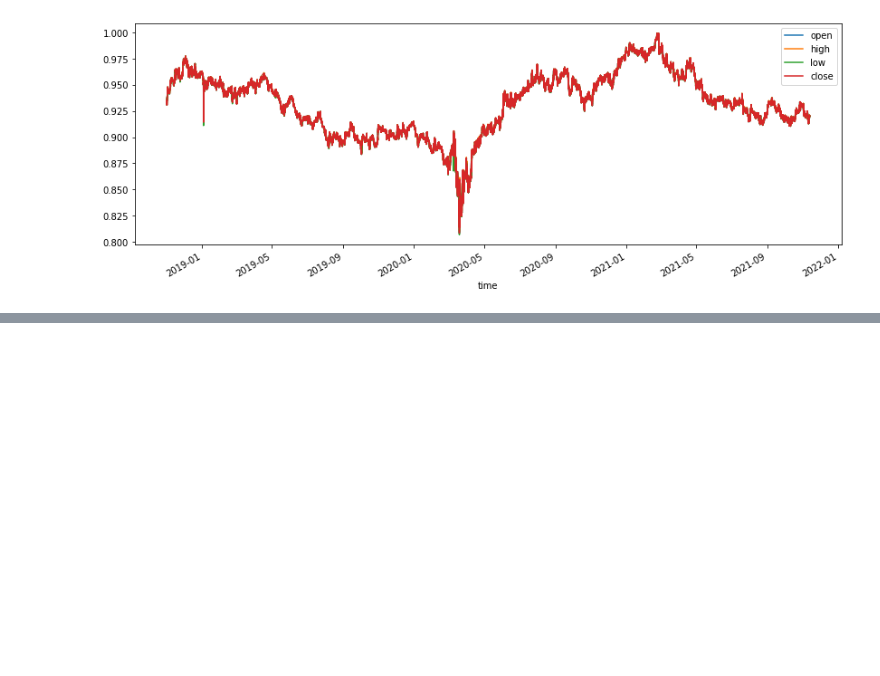
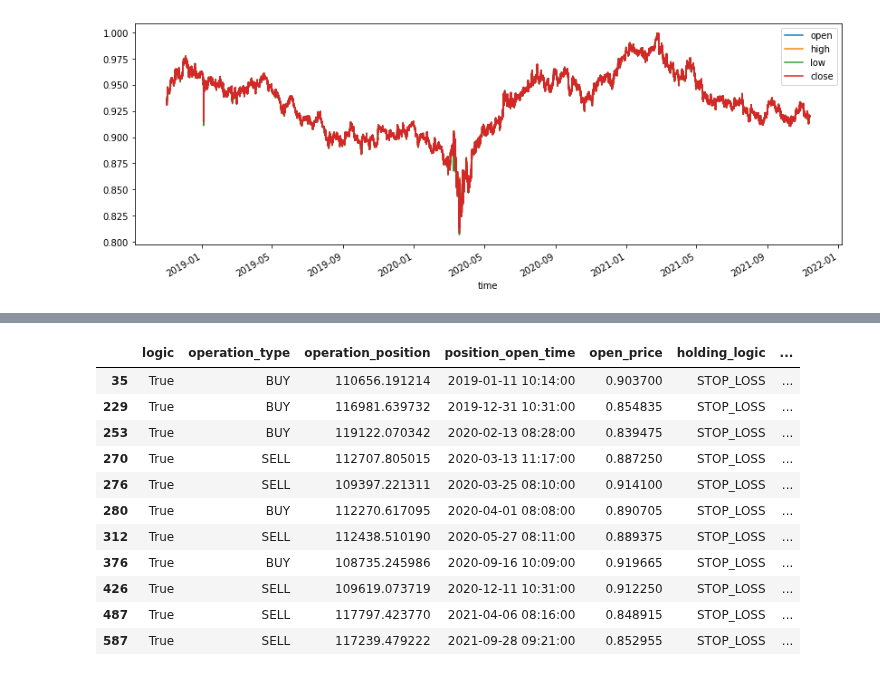
Before and after one commit to Molozey/algo-andrii, a Jupyter notebook: Andrii/Dir_25_12/FXBackTesting.ipynb, the cells around one changed output, grey strips where cells are left out. Cells and saved outputs as stored; diff of their text form; code cells hidden in the pictures; blank space fills up the shorter version.

```diff
--- a/Andrii/Dir_25_12/FXBackTesting.ipynb
+++ b/Andrii/Dir_25_12/FXBackTesting.ipynb
@@ -317,0 +269,16 @@ plt.show()
+# %%
+
+df[df.holding_logic == "STOP_LOSS"]
+# %% [output]
+|  | logic | operation_type | operation_position | position_open_time | open_price | holding_logic | ... |
+| 35 | True | BUY | 110656.191214 | 2019-01-11 10:14:00 | 0.903700 | STOP_LOSS | ... |
+| 229 | True | BUY | 116981.639732 | 2019-12-31 10:31:00 | 0.854835 | STOP_LOSS | ... |
+| 253 | True | BUY | 119122.070342 | 2020-02-13 08:28:00 | 0.839475 | STOP_LOSS | ... |
+| 270 | True | SELL | 112707.805015 | 2020-03-13 11:17:00 | 0.887250 | STOP_LOSS | ... |
+| 276 | True | SELL | 109397.221311 | 2020-03-25 08:10:00 | 0.914100 | STOP_LOSS | ... |
+| 280 | True | BUY | 112270.617095 | 2020-04-01 08:08:00 | 0.890705 | STOP_LOSS | ... |
+| 312 | True | SELL | 112438.510190 | 2020-05-27 08:11:00 | 0.889375 | STOP_LOSS | ... |
+| 376 | True | BUY | 108735.245986 | 2020-09-16 10:09:00 | 0.919665 | STOP_LOSS | ... |
+| 426 | True | SELL | 109619.073719 | 2020-12-11 10:31:00 | 0.912250 | STOP_LOSS | ... |
+| 487 | True | SELL | 117797.423770 | 2021-04-06 08:16:00 | 0.848915 | STOP_LOSS | ... |
+| 587 | True | SELL | 117239.479222 | 2021-09-28 09:21:00 | 0.852955 | STOP_LOSS | ... |
```
Also changed, not shown: parts of 4 cells of this notebook.
